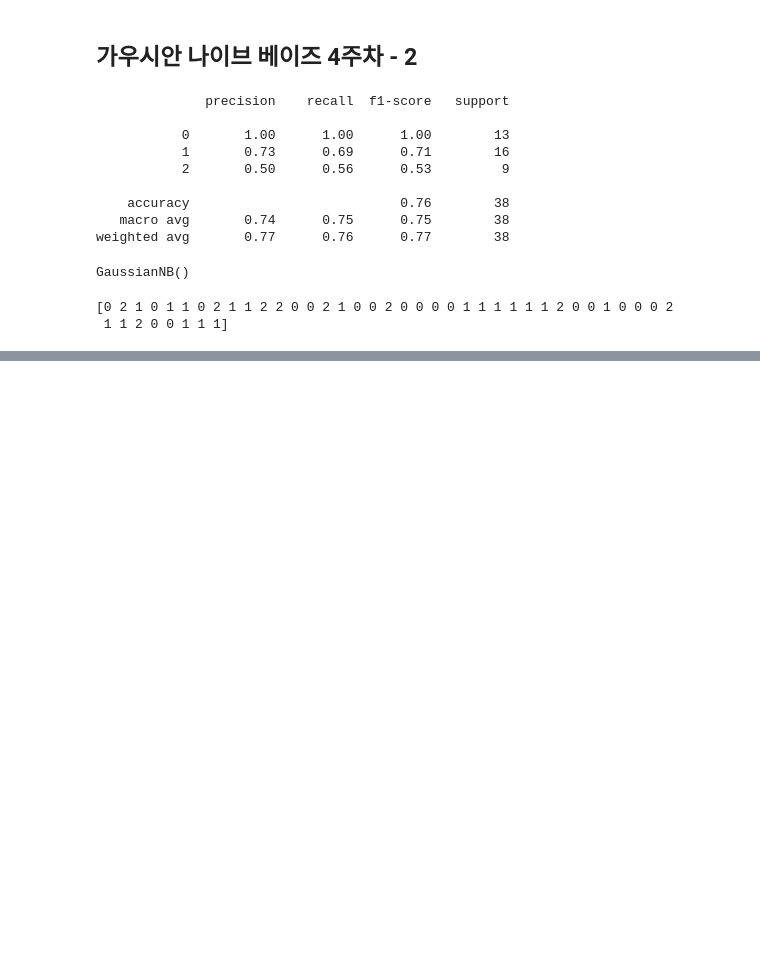
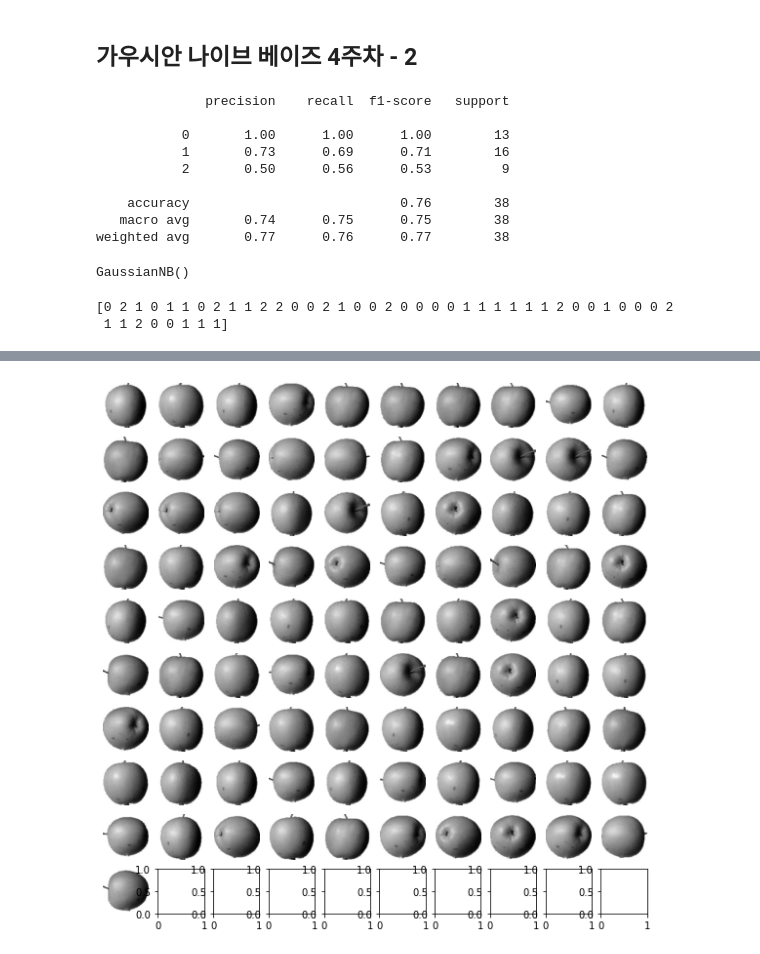
Before and after one commit to fangdol888/ml_prac4univ, a Jupyter notebook: practice.ipynb, the cells around one changed output, grey strips where cells are left out. Saved outputs shown, nothing was run; the diff lists cells and outputs as text; code cells hidden in the pictures; blank space fills up the shorter version.

```diff
--- a/practice.ipynb
+++ b/practice.ipynb
@@ -366,0 +387,4 @@ print(class_report)
+# %%
+draw_fruits(fruits[km.labels_==2])
+# %% [output]
+[figure, added]
```
Also changed, not shown: parts of 29 cells of this notebook, 1 other file.
